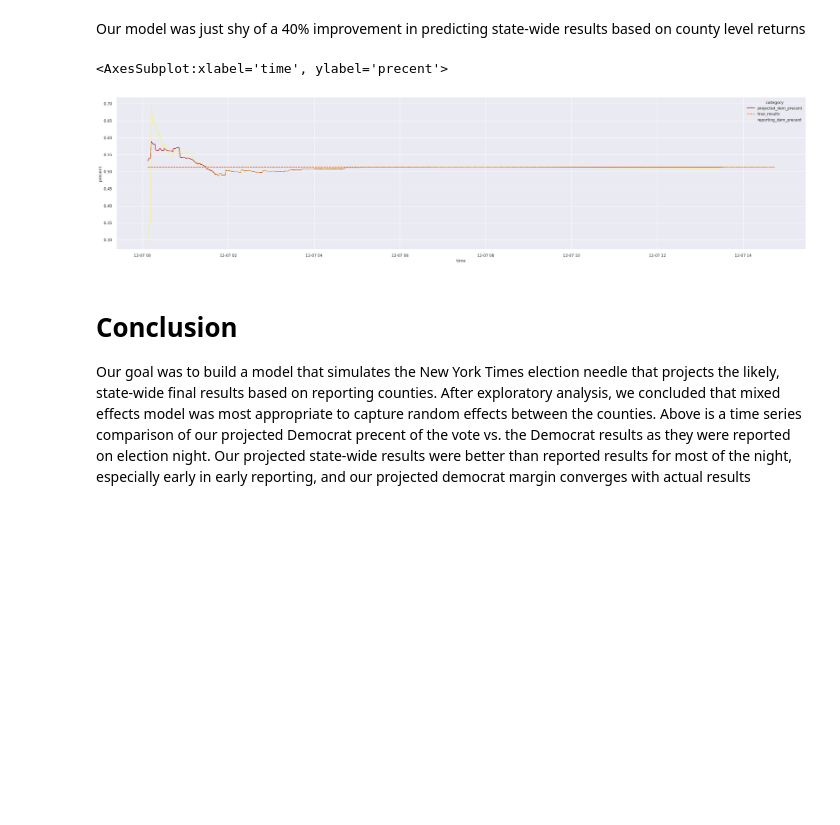
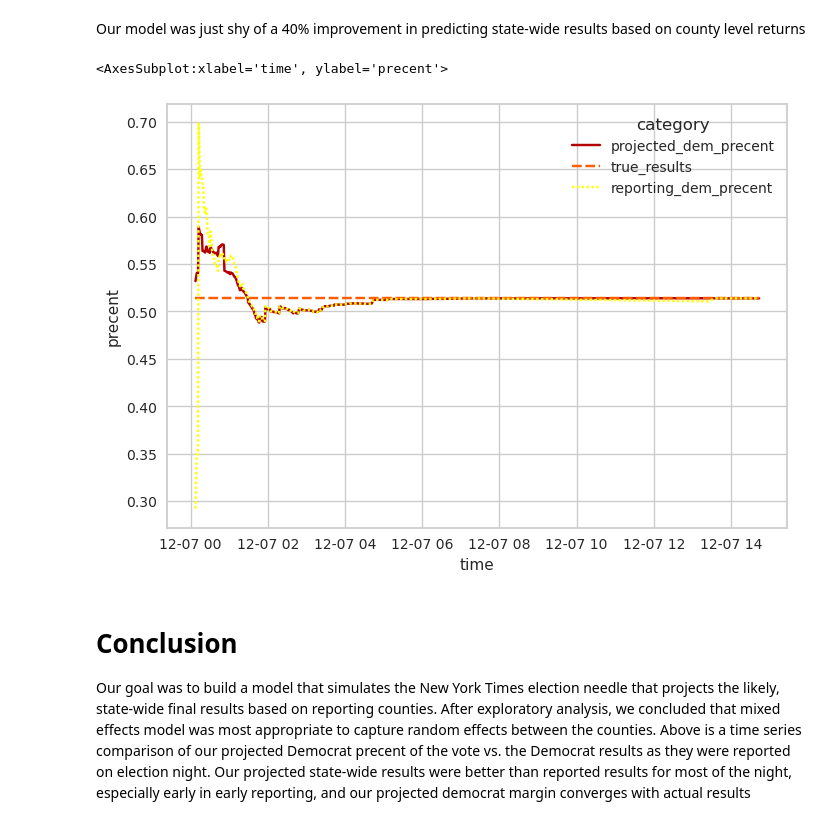
Before and after one commit to yasha0b1/Predicting-Election-Night-Margin, a Jupyter notebook: Predicting_Election_Night_Margin_2.ipynb, the cells around one changed output. Cells and saved outputs as stored; diff of their text form; code cells hidden in the pictures; blank space fills up the shorter version.

```diff
--- a/Predicting_Election_Night_Margin_2.ipynb
+++ b/Predicting_Election_Night_Margin_2.ipynb
@@ -181,7 +181,6 @@ Before we fit a model to predict state-wide results based on county level return
 #### Ordinary Linear Regression
 # %%
 fig, ax = plt.subplots()
-sns.set(rc={'figure.figsize':(16,6)})
 lo=sns.regplot(y = "state_dem_vote_pct" ,
            x = "county_dem_vote_pct",
            data = ga_county_percent_df.loc[ga_county_percent_df['county'].isin(top_counties)],
@@ -563,22 +563,21 @@ Our model was just shy of a 40% improvement in predicting state-wide results bas
 # %%
 dem_precent_df = pd.DataFrame()
 dem_precent_df['projected_dem_precent'] = projected_dem_precent
 dem_precent_df['true_results'] = [final_result_dem_precent]*len(projected_dem_precent)
 dem_precent_df['reporting_dem_precent'] = reporting_dem_precent
 dem_precent_df['time']=[datetime.fromtimestamp(int(epoch)) for epoch in dem_precent_epoch ]
 
 # Plot the responses for different events and regions
-sns.set(rc={'figure.figsize':(36,8)})
 
 sns.lineplot(x="time",
              y="precent",
              style="category",
              hue="category",
              palette = 'hot',
              data=dem_precent_df.melt(id_vars=['time'],var_name='category', value_name='precent'))
 # %% [output]
 <AxesSubplot:xlabel='time', ylabel='precent'>
-[figure, old version]
+[figure, new version]
 # %% [markdown]
 # Conclusion
 
```
Also changed, not shown: parts of 5 cells of this notebook.
